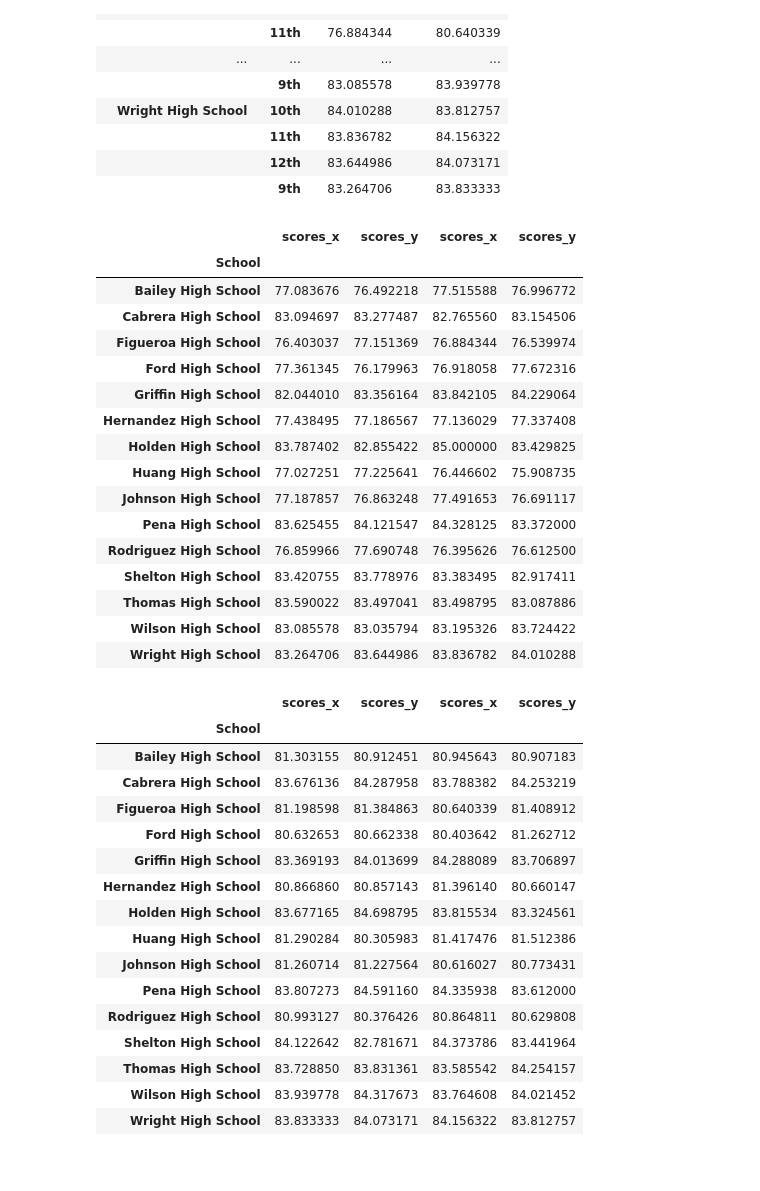
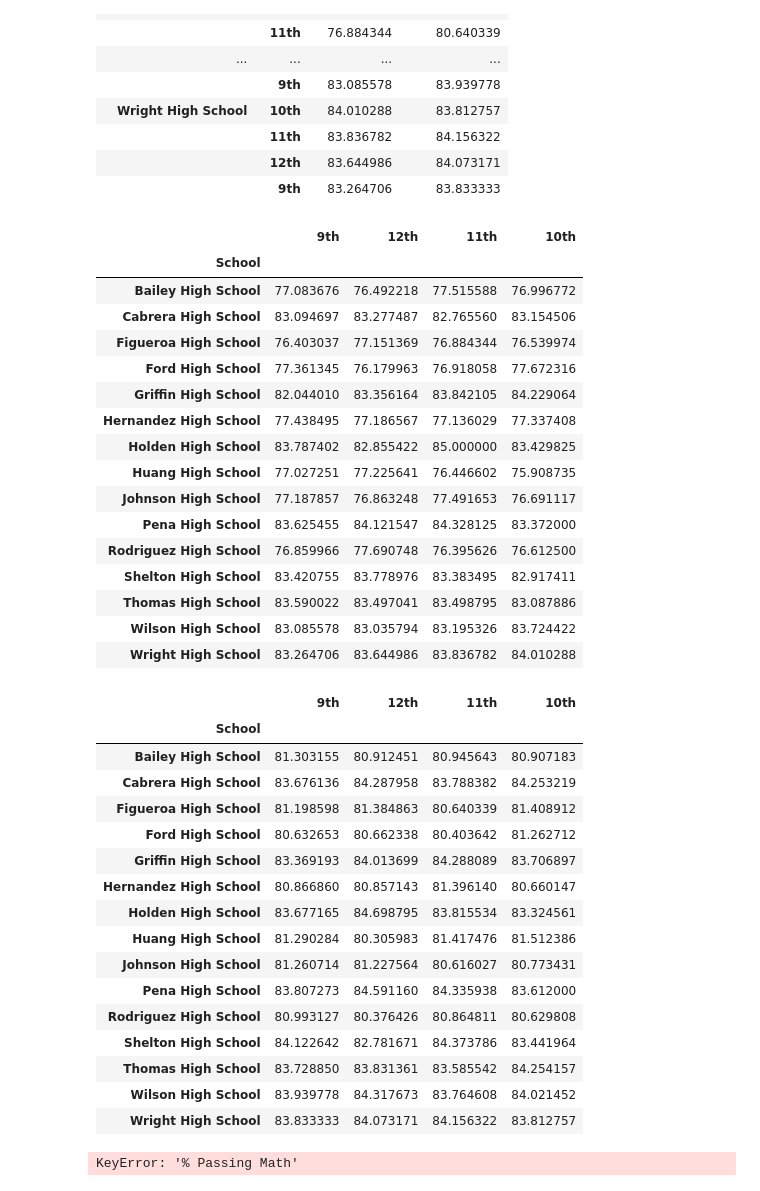
Before and after one commit to Emm9-Hmm/pandas-challenge, a Jupyter notebook: PyCitySchools/PyCitySchools.ipynb, the cells around one changed output. Drawn from its saved outputs; the diff is of its cells as text; code cells hidden in the pictures.

```diff
--- a/PyCitySchools/PyCitySchools.ipynb
+++ b/PyCitySchools/PyCitySchools.ipynb
@@ -219,28 +219,28 @@ grading
 # %%
 #Create a table that lists the average Reading Score for students of each grade level (9th, 10th, 11th, 12th) at each school.
 
 #Create a pandas series for each grade. Hint: use a conditional statement.
 grades = list(students_df['grade'].unique())
 dt = []
 for grade in grades:
     v = students_df.loc[students_df['grade'] == grade]
     v2 = pd.Series(v['math_score'].values.tolist())
     v3 = pd.Series(v['school_name'].values.tolist())
     dt.append(pd.DataFrame({'School' : v3,
-                     'scores' : v2}))
+                     grade : v2}))
 #Group each series by school
 for i in range(len(dt)):
     dt[i] = dt[i].groupby('School').mean()
 
 #Combine the series into a dataframe
 merge_df = dt[0]
 for i in range(1,len(dt)):
     merge_df = pd.merge(merge_df,dt[i],on='School')
 
 merge_df
 #Optional: give the displayed data cleaner formatting
 # %% [output]
-|  | scores_x | scores_y | scores_x | scores_y |
+|  | 9th | 12th | 11th | 10th |
 | School |  |  |  |  |
 | Bailey High School | 77.083676 | 76.492218 | 77.515588 | 76.996772 |
 | Cabrera High School | 83.094697 | 83.277487 | 82.765560 | 83.154506 |
@@ -268,7 +268,7 @@ for grade in grades:
     v2 = pd.Series(v['reading_score'].values.tolist())
     v3 = pd.Series(v['school_name'].values.tolist())
     dt.append(pd.DataFrame({'School' : v3,
-                     'scores' : v2}))
+                     grade : v2}))
 #Group each series by school
 for i in range(len(dt)):
     dt[i] = dt[i].groupby('School').mean()
@@ -281,7 +281,7 @@ for i in range(1,len(dt)):
 merge_df
 #Optional: give the displayed data cleaner formatting
 # %% [output]
-|  | scores_x | scores_y | scores_x | scores_y |
+|  | 9th | 12th | 11th | 10th |
 | School |  |  |  |  |
 | Bailey High School | 81.303155 | 80.912451 | 80.945643 | 80.907183 |
 | Cabrera High School | 83.676136 | 84.287958 | 83.788382 | 84.253219 |
@@ -298,3 +298,37 @@ merge_df
 | Thomas High School | 83.728850 | 83.831361 | 83.585542 | 84.254157 |
 | Wilson High School | 83.939778 | 84.317673 | 83.764608 | 84.021452 |
 | Wright High School | 83.833333 | 84.073171 | 84.156322 | 83.812757 |
+# %%
+#Create a table that breaks down school performances based on average Spending Ranges (Per Student). Use 4 reasonable bins to group school spending. Include in the table each of the following:
+
+bins = [0, 585, 630, 645, 680]
+
+# Create the names for the five bins
+group_names = ['<$585', '$585-630','$630-645','$645-680']
+summary_school_bins = summary_school
+summary_school_bins['Spending Ranges Per Student'] = pd.cut(summary_school_bins['Per Student Budget'], bins,
+                                                            labels=group_names,include_lowest=True)
+summary_school_bins = summary_school_bins[['Average Math Score','Average Reading Score','% Passing math','% Passing reading',
+                                          '% Passing both','Spending Ranges Per Student']]
+summary_school_bins
+
+
+indexes = summary_school_bins['Spending Ranges Per Student'].values.tolist()
+
+pd.DataFrame({'Spending Ranges Per Student':indexes,
+             'Average Math Score':summary_school_bins['Average Math Score'].values.tolist(),
+             'Average Reading Score':summary_school_bins['Average Reading Score'].values.tolist(),
+             '% Passing Math':summary_school_bins['% Passing Math'].values.tolist(),
+             '% Passing Reading':summary_school_bins['% Passing Reading'].values.tolist(),
+             '% Overall Passing':summary_school_bins['% Overall Passing'].values.tolist()}).set_index(
+    'Spending Ranges Per Student').groupby('Spending Ranges Per Student').mean()
+
+
+
+#Average Math Score
+#Average Reading Score
+#% Passing Math
+#% Passing Reading
+#Overall Passing Rate (Average of the above two)
+# %% [output]
+KeyError: '% Passing Math'
```
